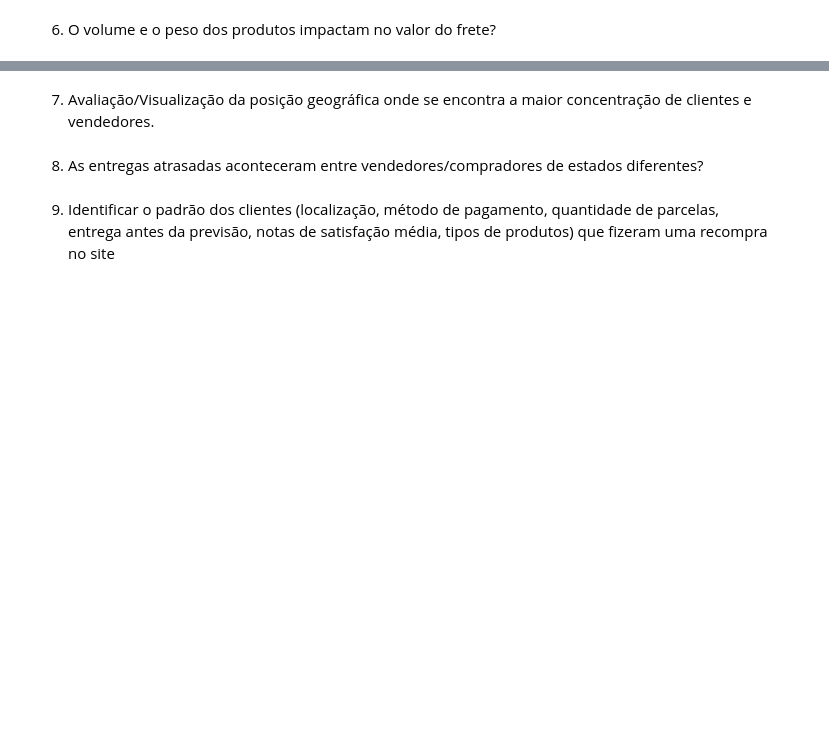
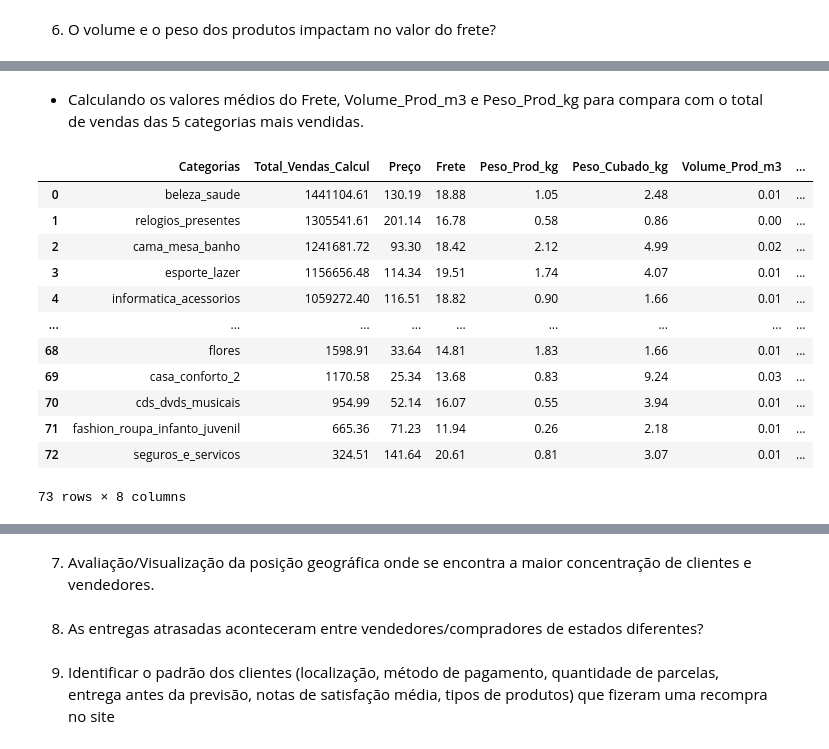
Before and after one commit to LucyMenges/Tech_Dados, a Jupyter notebook: Olist.ipynb, the cells around one changed output, grey strips where cells are left out. Drawn from its saved outputs; the diff is of its cells as text; code cells hidden in the pictures; blank space fills up the shorter version.

```diff
--- a/Olist.ipynb
+++ b/Olist.ipynb
@@ -903,0 +924,21 @@ categ_prod_vendas
+# %% [markdown]
+* Calculando os valores médios do Frete, Volume_Prod_m3 e Peso_Prod_kg para compara com o total de vendas das 5 categorias mais vendidas.
+# %%
+categ_prod_frete = categ_prod_vendas.groupby('Categorias').agg({'Total_Vendas_Calcul': 'sum', 'Preço' : 'mean','Frete': 'mean',  'Peso_Prod_kg': 'mean', 'Peso_Cubado_kg': 'mean', 'Volume_Prod_m3': 'mean'}).sort_values('Total_Vendas_Calcul',ascending=False).reset_index()
+categ_prod_frete = round(categ_prod_frete, 2)
+categ_prod_frete ['%_Frete_sobre_Preço'] = round(((categ_prod_frete['Frete']/ categ_prod_frete['Preço'])*100),2)
+categ_prod_frete
+# %% [output]
+|  | Categorias | Total_Vendas_Calcul | Preço | Frete | Peso_Prod_kg | Peso_Cubado_kg | Volume_Prod_m3 | ... |
+| 0 | beleza_saude | 1441104.61 | 130.19 | 18.88 | 1.05 | 2.48 | 0.01 | ... |
+| 1 | relogios_presentes | 1305541.61 | 201.14 | 16.78 | 0.58 | 0.86 | 0.00 | ... |
+| 2 | cama_mesa_banho | 1241681.72 | 93.30 | 18.42 | 2.12 | 4.99 | 0.02 | ... |
+| 3 | esporte_lazer | 1156656.48 | 114.34 | 19.51 | 1.74 | 4.07 | 0.01 | ... |
+| 4 | informatica_acessorios | 1059272.40 | 116.51 | 18.82 | 0.90 | 1.66 | 0.01 | ... |
+| ... | ... | ... | ... | ... | ... | ... | ... | ... |
+| 68 | flores | 1598.91 | 33.64 | 14.81 | 1.83 | 1.66 | 0.01 | ... |
+| 69 | casa_conforto_2 | 1170.58 | 25.34 | 13.68 | 0.83 | 9.24 | 0.03 | ... |
+| 70 | cds_dvds_musicais | 954.99 | 52.14 | 16.07 | 0.55 | 3.94 | 0.01 | ... |
+| 71 | fashion_roupa_infanto_juvenil | 665.36 | 71.23 | 11.94 | 0.26 | 2.18 | 0.01 | ... |
+| 72 | seguros_e_servicos | 324.51 | 141.64 | 20.61 | 0.81 | 3.07 | 0.01 | ... |
+73 rows × 8 columns
```
Also changed, not shown: parts of 5 cells of this notebook, 1 other file.
